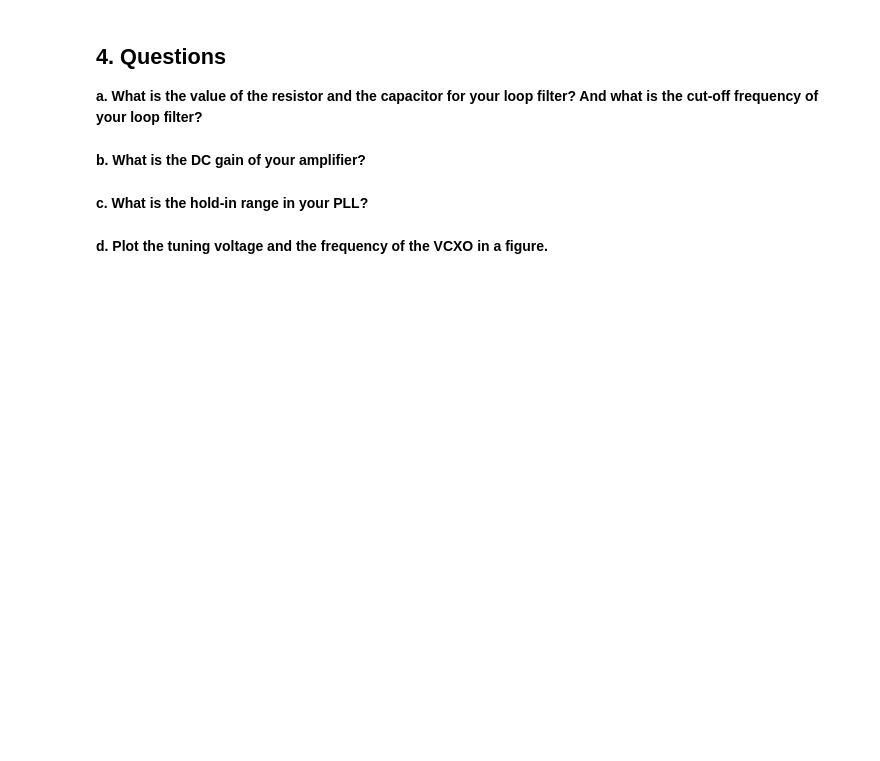
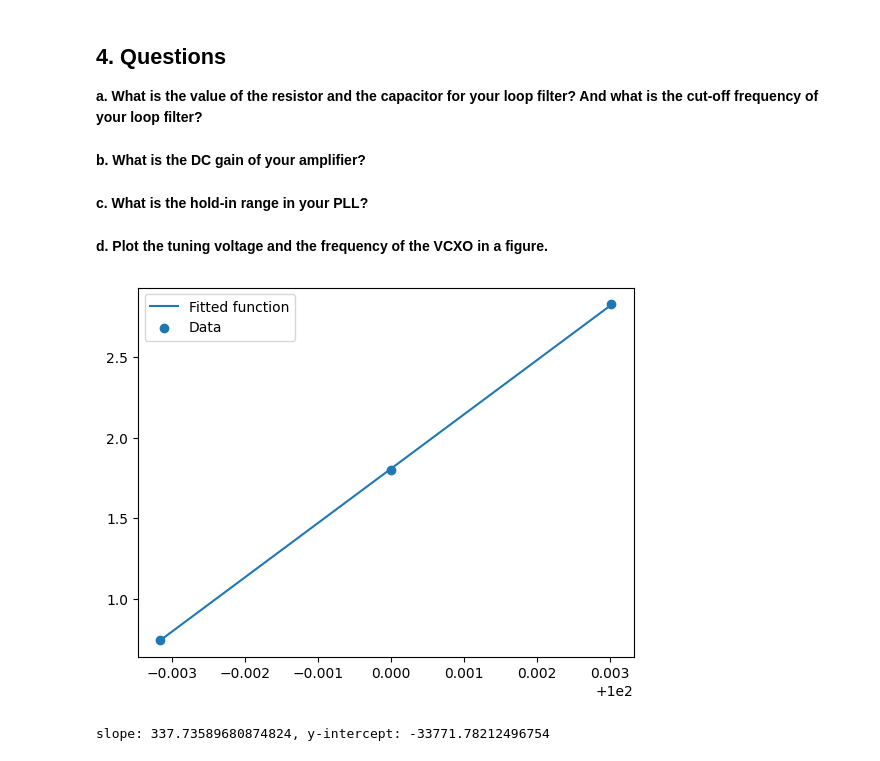
Before and after one commit to EvanMisak/USPAS2023ts, a Jupyter notebook: labs/Lab_4_APLL.ipynb, the cells around one changed output. Saved outputs shown, nothing was run; the diff lists cells and outputs as text; code cells hidden in the pictures; blank space fills up the shorter version.

```diff
--- a/labs/Lab_4_APLL.ipynb
+++ b/labs/Lab_4_APLL.ipynb
@@ -96,2 +107,30 @@ dB LP Filter: 0.014288081792970227 * 10^6 Hz
 # %% [markdown]
 **d. Plot the tuning voltage and the frequency of the VCXO in a figure.**
+# %%
+import matplotlib.pyplot as plt
+import numpy as np
+tuning = np.array((0.744, 1.8, 2.83))
+freq = np.array((99.996840, 100.00, 100.0030159))
+
+from scipy import optimize
+
+def test_func(x, a, b):
+    return a * x + b
+
+params, params_covariance = optimize.curve_fit(test_func, freq, tuning,
+                                               p0=[1, 0.])
+
+slope_room = params
+
+plt.figure()
+plt.scatter(freq, tuning, label='Data')
+plt.plot(freq, test_func(freq, params[0], params[1]),
+         label='Fitted function')
+
+plt.legend(loc='best')
+
+plt.show()
+print('slope: {0}, y-intercept: {1}'.format(params[0], params[1]))
+# %% [output]
+[figure, added]
+slope: 337.73589680874824, y-intercept: -33771.78212496754
```
Also changed, not shown: parts of 5 cells of this notebook, 1 other file.
